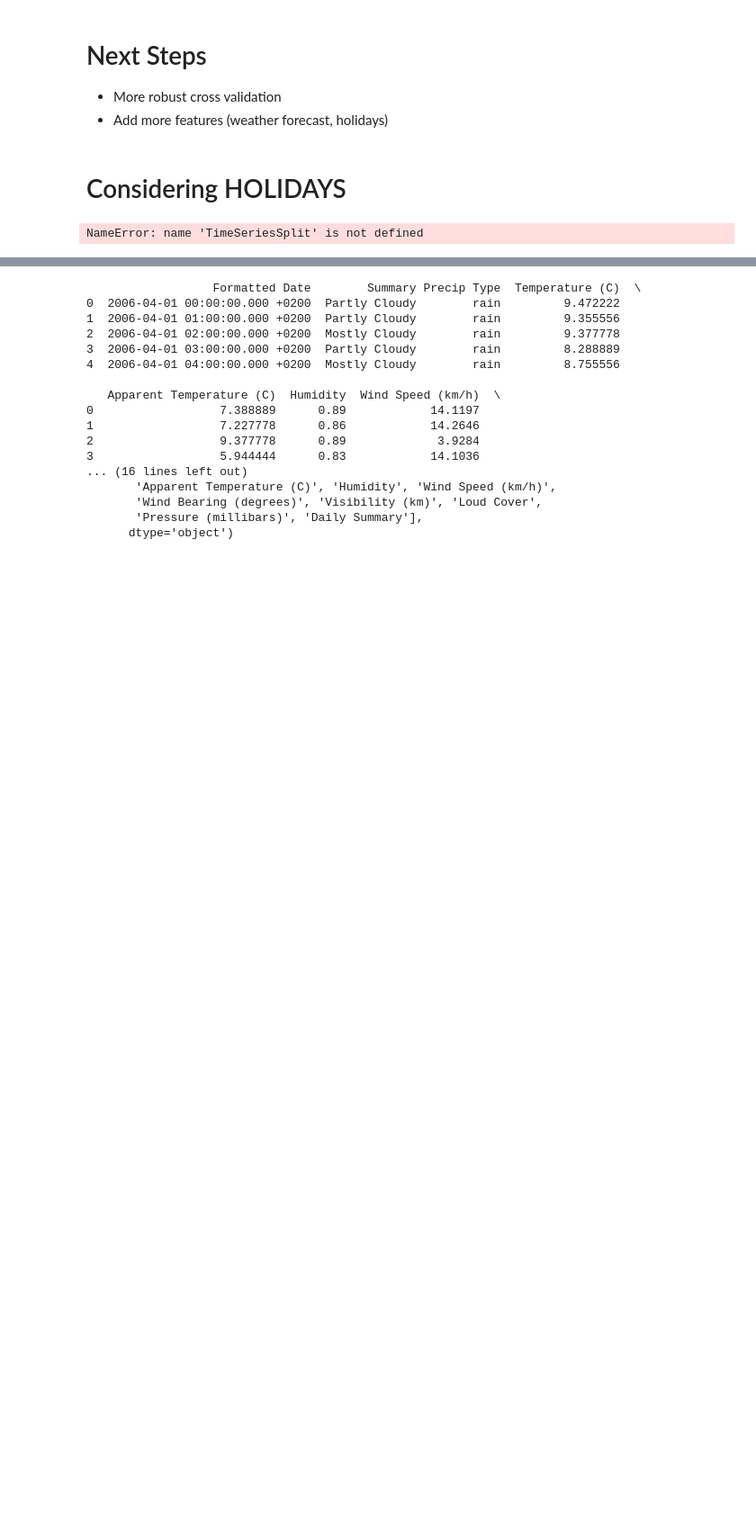
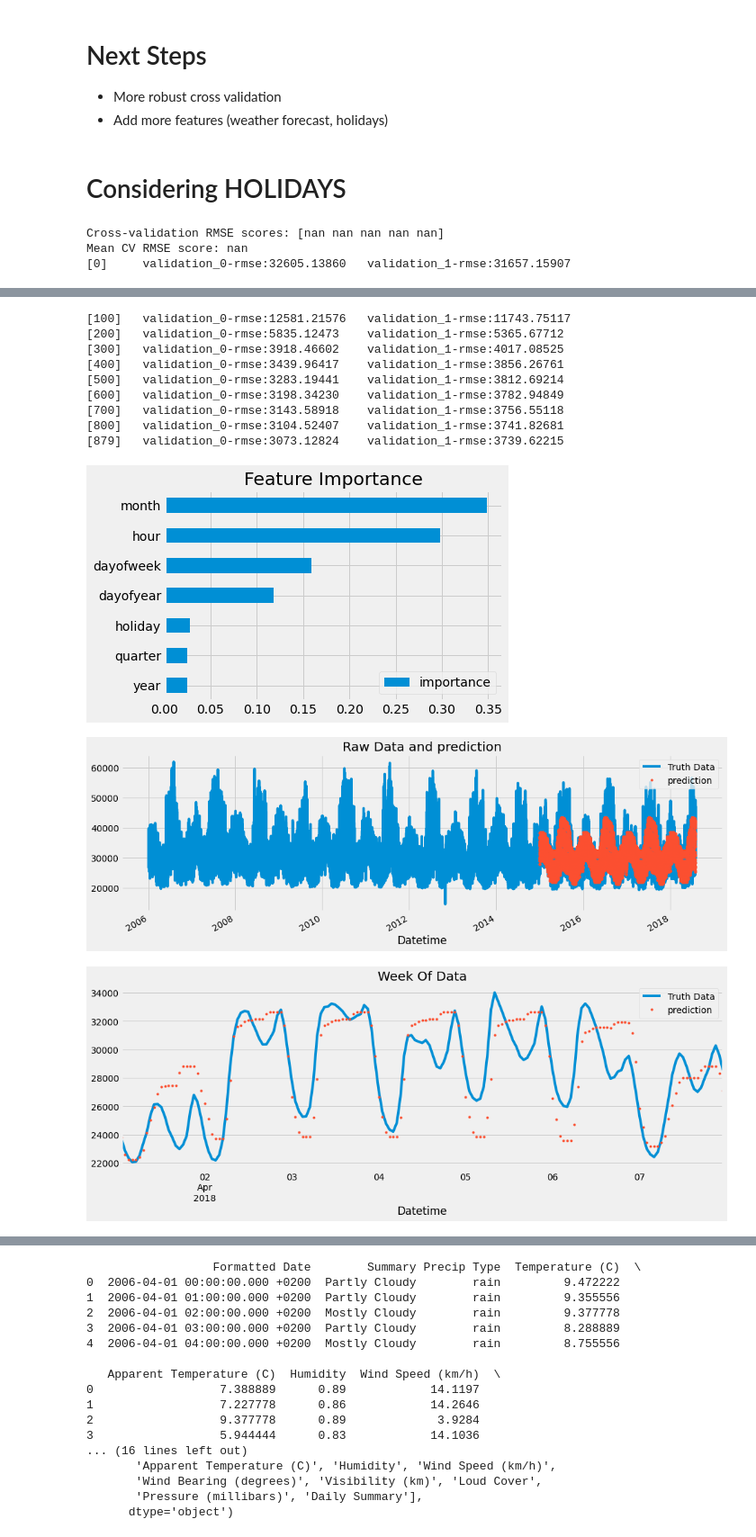
Before and after one commit to Vedanshu123/ML-PROJECTS, a Jupyter notebook: time series forecasting with machine learning.ipynb, the cells around one changed output, grey strips where cells are left out. Shown at 90% size. Cells and saved outputs as stored; diff of their text form; code cells hidden in the pictures; blank space fills up the shorter version.

Commit message:
Kaggle Notebook | Time Series Forecasting with Machine Learning | Version 5

```diff
--- a/time series forecasting with machine learning.ipynb
+++ b/time series forecasting with machine learning.ipynb
@@ -237,7 +237,7 @@ test['prediction'] = reg.predict(X_test)
 df = df.merge(test[['prediction']], how='left', left_index=True, right_index=True)
 ax = df[['PJME_MW']].plot(figsize=(15, 5))
 df['prediction'].plot(ax=ax, style='.')
-plt.legend(['Truth Data', 'predictions'])
+plt.legend(['Truth Data', 'prediction'])
 ax.set_title('Raw Data and prediction')
 plt.show()
 
@@ -256,4 +256,6 @@ test['error'] = np.abs(test[TARGET] - test['prediction'])
 test['date'] = test.index.date
 print(test.groupby(['date'])['error'].mean().sort_values(ascending=False).head(10))
 # %% [output]
-NameError: name 'TimeSeriesSplit' is not defined
+Cross-validation RMSE scores: [nan nan nan nan nan]
+Mean CV RMSE score: nan
+[0]     validation_0-rmse:32605.13860   validation_1-rmse:31657.15907
@@ -259,0 +279,12 @@ NameError: name 'TimeSeriesSplit' is not defined
+[100]   validation_0-rmse:12581.21576   validation_1-rmse:11743.75117
+[200]   validation_0-rmse:5835.12473    validation_1-rmse:5365.67712
+[300]   validation_0-rmse:3918.46602    validation_1-rmse:4017.08525
+[400]   validation_0-rmse:3439.96417    validation_1-rmse:3856.26761
+[500]   validation_0-rmse:3283.19441    validation_1-rmse:3812.69214
+[600]   validation_0-rmse:3198.34230    validation_1-rmse:3782.94849
+[700]   validation_0-rmse:3143.58918    validation_1-rmse:3756.55118
+[800]   validation_0-rmse:3104.52407    validation_1-rmse:3741.82681
+[879]   validation_0-rmse:3073.12824    validation_1-rmse:3739.62215
+[figure, added]
+[figure, added]
+[figure, added]
```
Also changed, not shown: parts of 2 cells of this notebook.
